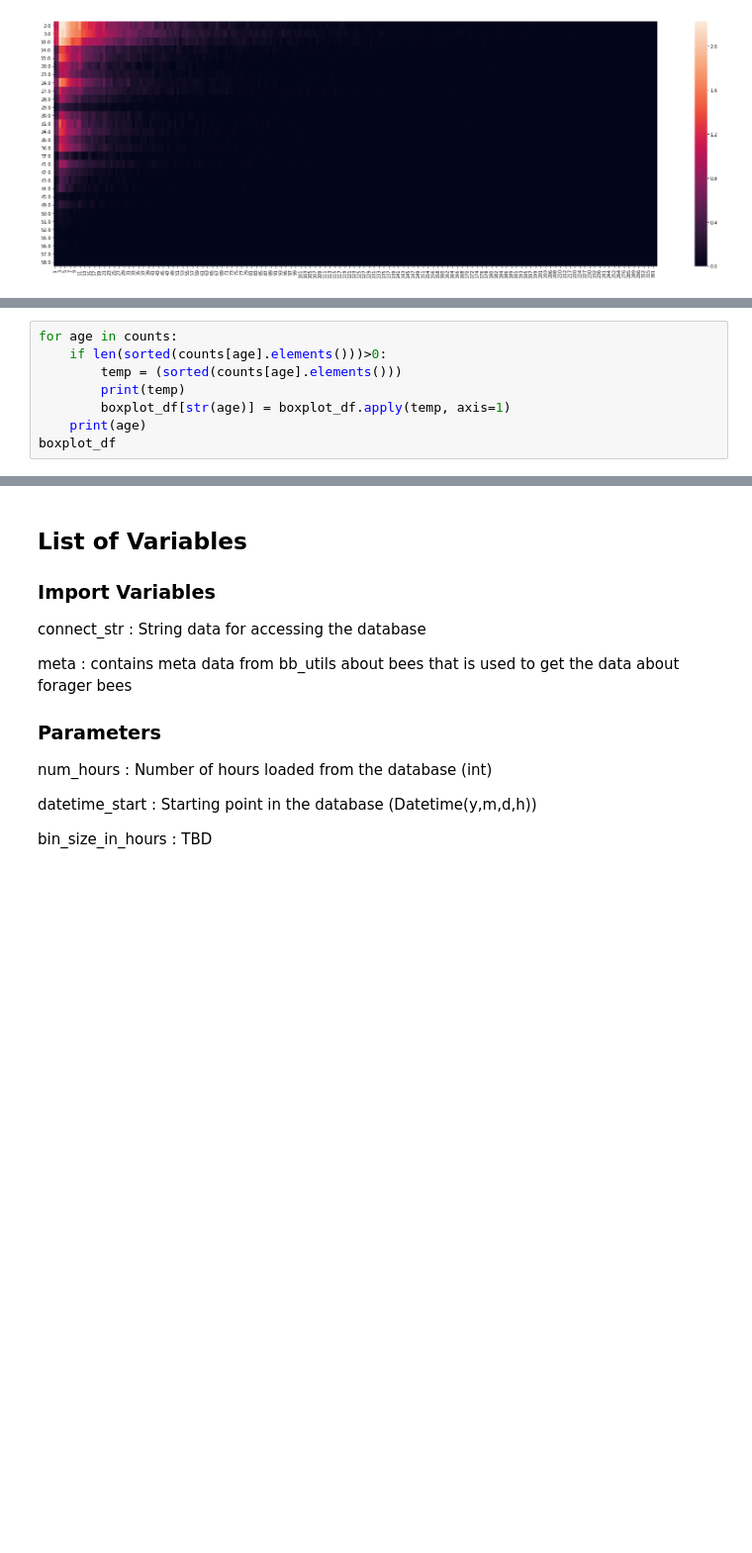
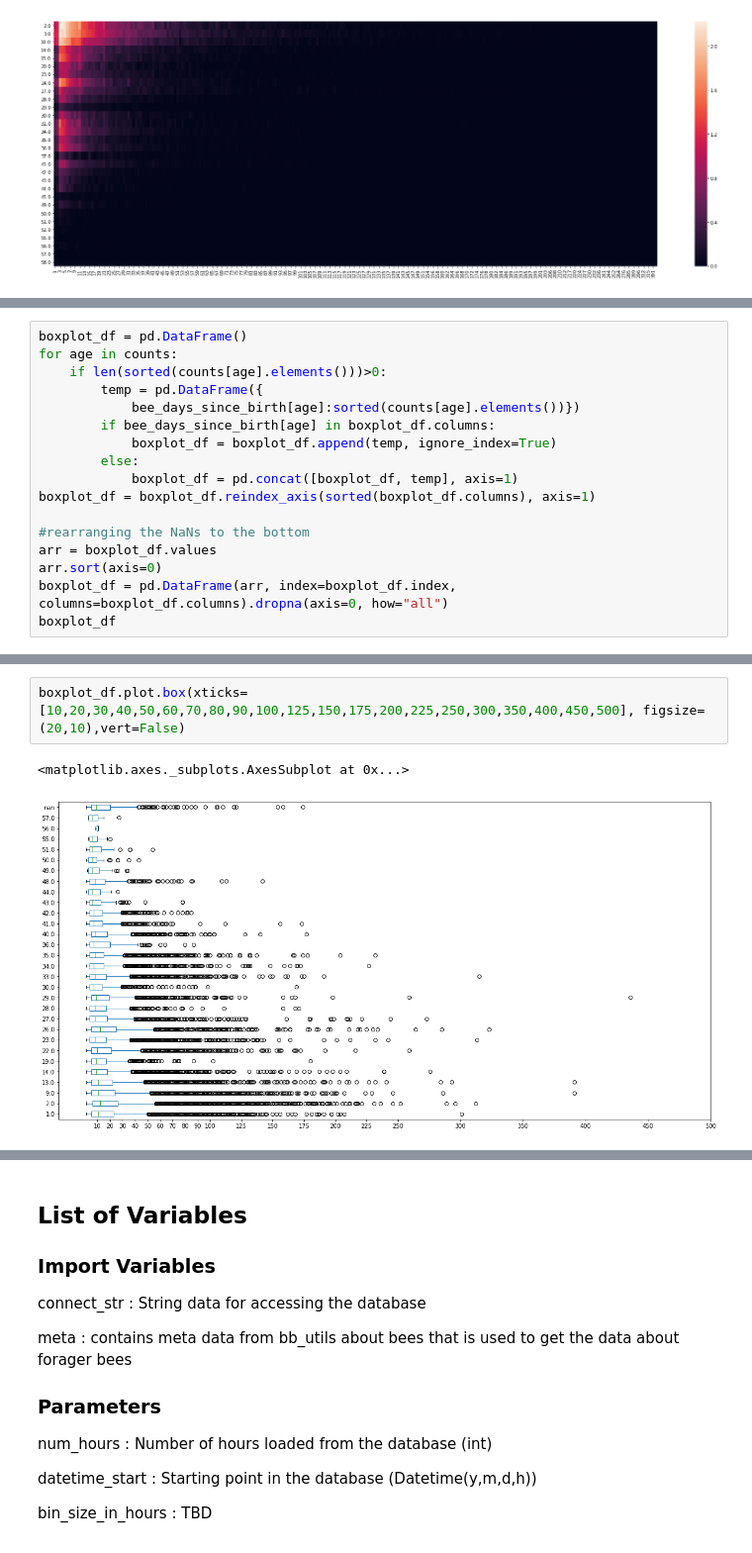
Before and after one commit to janek/Beesbook-life, a Jupyter notebook: MAIN_NOTEBOOK.ipynb, the cells around one changed output, grey strips where cells are left out. Shown at 99% size. Saved outputs shown, nothing was run; the diff lists cells and outputs as text; blank space fills up the shorter version.

Commit message:
Integrated Marcus and removed temp notebook

```diff
--- a/MAIN_NOTEBOOK.ipynb
+++ b/MAIN_NOTEBOOK.ipynb
@@ -480,8 +444,0 @@ boxplot_df
-# %%
-for age in counts:
-    if len(sorted(counts[age].elements()))>0:
-        temp = (sorted(counts[age].elements()))
-        print(temp)
-        boxplot_df[str(age)] = boxplot_df.apply(temp, axis=1)
-    print(age)
-boxplot_df
@@ -506,0 +445,17 @@ TypeError: ("'list' object is not callable", 'occurred at index 0')
+# %%
+boxplot_df = pd.DataFrame()
+for age in counts:
+    if len(sorted(counts[age].elements()))>0:
+        temp = pd.DataFrame({
+            bee_days_since_birth[age]:sorted(counts[age].elements())})
+        if bee_days_since_birth[age] in boxplot_df.columns:
+            boxplot_df = boxplot_df.append(temp, ignore_index=True)
+        else:
+            boxplot_df = pd.concat([boxplot_df, temp], axis=1)
+boxplot_df = boxplot_df.reindex_axis(sorted(boxplot_df.columns), axis=1)
+
+#rearranging the NaNs to the bottom
+arr = boxplot_df.values
+arr.sort(axis=0)
+boxplot_df = pd.DataFrame(arr, index=boxplot_df.index, columns=boxplot_df.columns).dropna(axis=0, how="all")
+boxplot_df
@@ -506,0 +481,5 @@ TypeError: ("'list' object is not callable", 'occurred at index 0')
+# %%
+boxplot_df.plot.box(xticks=[10,20,30,40,50,60,70,80,90,100,125,150,175,200,225,250,300,350,400,450,500], figsize=(20,10),vert=False)
+# %% [output]
+<matplotlib.axes._subplots.AxesSubplot at 0x...>
+[figure, added]
```
Also changed, not shown: parts of 6 cells of this notebook, 1 other file.
